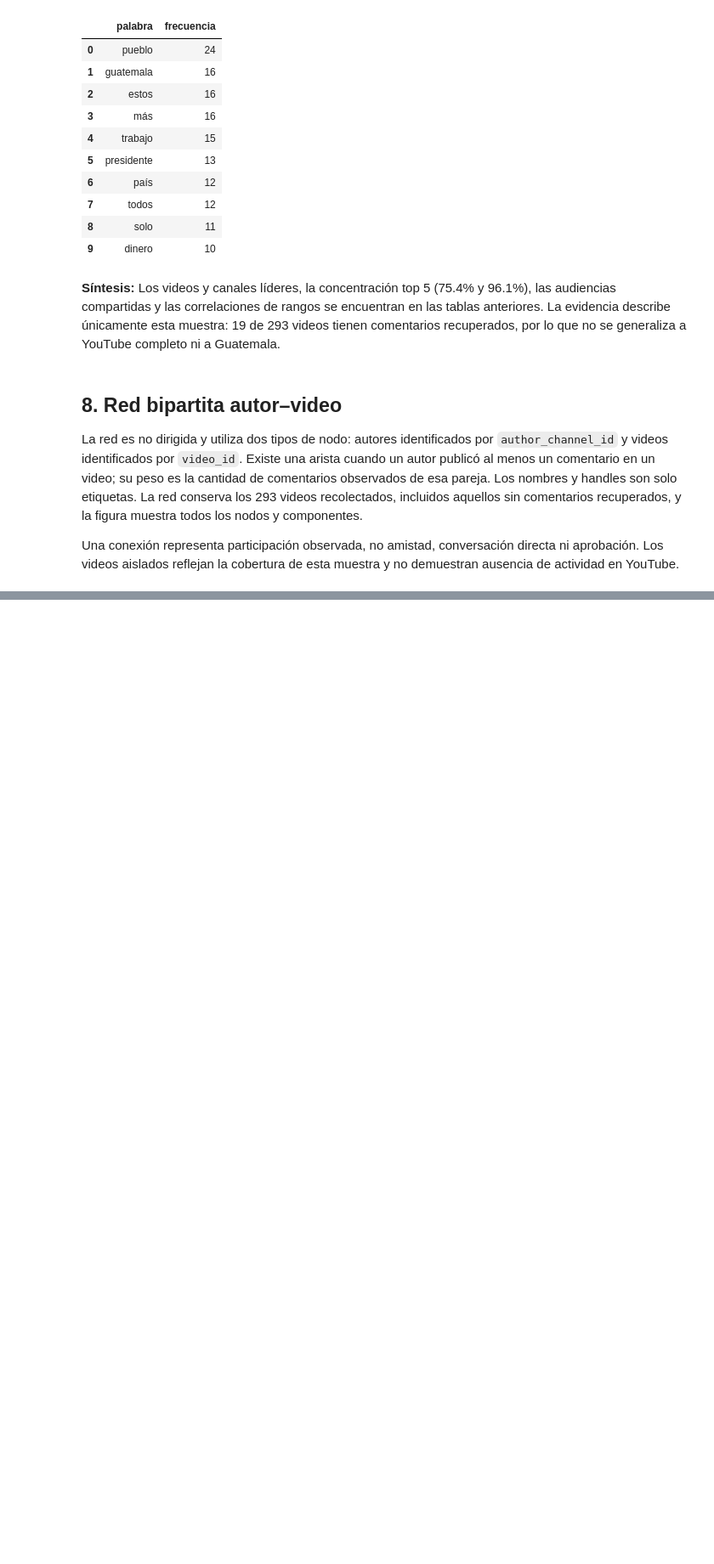
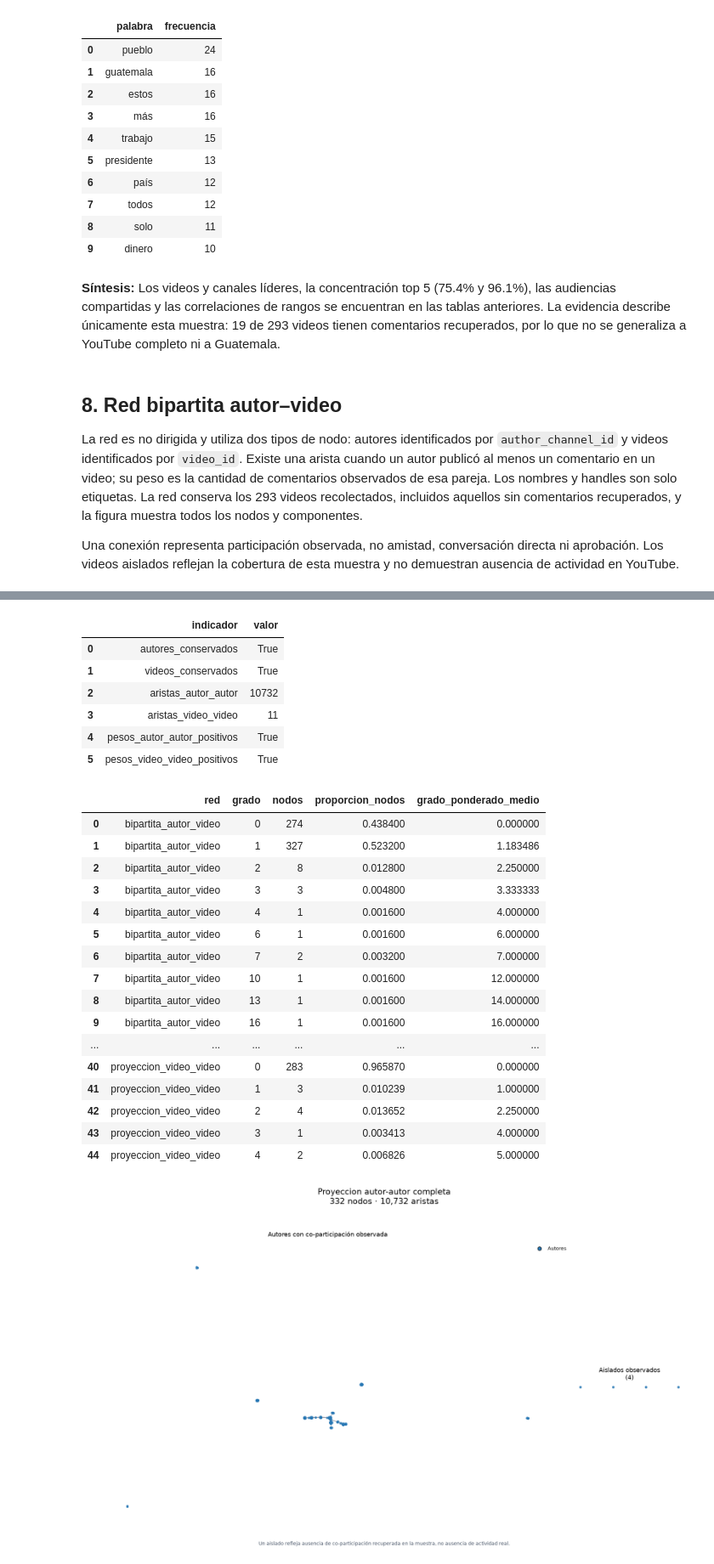
Before and after one commit to diegoanro22/DS-LAB06, a Jupyter notebook: notebooks/Laboratorio_6_Analisis_Redes_YouTube.ipynb, the cells around one changed output, grey strips where cells are left out. Shown at 85% size. Cells and saved outputs as stored; diff of their text form; code cells hidden in the pictures; blank space fills up the shorter version.

Commit message:
agrega proyecciones y análisis topológico de redes

```diff
--- a/notebooks/Laboratorio_6_Analisis_Redes_YouTube.ipynb
+++ b/notebooks/Laboratorio_6_Analisis_Redes_YouTube.ipynb
@@ -538,0 +571,20 @@ plt.show()
+# %%
+from src.proyecciones_topologia import (
+    analizar_proyecciones, exportar_proyecciones, visualizar_distribuciones, visualizar_proyeccion,
+)
+
+resultado_proyecciones = analizar_proyecciones(resultado_red)
+rutas_proyecciones = exportar_proyecciones(resultado_proyecciones, RAIZ_PROYECTO / 'resultados')
+display(resultado_proyecciones.metricas)
+display(resultado_proyecciones.validacion)
+display(resultado_proyecciones.distribucion_grados)
+
+assert resultado_proyecciones.validacion.loc[resultado_proyecciones.validacion.indicador == 'autores_conservados', 'valor'].iloc[0]
+assert resultado_proyecciones.validacion.loc[resultado_proyecciones.validacion.indicador == 'videos_conservados', 'valor'].iloc[0]
+figura_autores, _ = visualizar_proyeccion(resultado_proyecciones.autores)
+plt.show()
+figura_videos, _ = visualizar_proyeccion(resultado_proyecciones.videos)
+plt.show()
+figura_grados, _ = visualizar_distribuciones(resultado_proyecciones.distribucion_grados)
+plt.show()
+# %% [output]
@@ -538,0 +595,25 @@ plt.show()
+|  | indicador | valor |
+| 0 | autores_conservados | True |
+| 1 | videos_conservados | True |
+| 2 | aristas_autor_autor | 10732 |
+| 3 | aristas_video_video | 11 |
+| 4 | pesos_autor_autor_positivos | True |
+| 5 | pesos_video_video_positivos | True |
+|  | red | grado | nodos | proporcion_nodos | grado_ponderado_medio |
+| 0 | bipartita_autor_video | 0 | 274 | 0.438400 | 0.000000 |
+| 1 | bipartita_autor_video | 1 | 327 | 0.523200 | 1.183486 |
+| 2 | bipartita_autor_video | 2 | 8 | 0.012800 | 2.250000 |
+| 3 | bipartita_autor_video | 3 | 3 | 0.004800 | 3.333333 |
+| 4 | bipartita_autor_video | 4 | 1 | 0.001600 | 4.000000 |
+| 5 | bipartita_autor_video | 6 | 1 | 0.001600 | 6.000000 |
+| 6 | bipartita_autor_video | 7 | 2 | 0.003200 | 7.000000 |
+| 7 | bipartita_autor_video | 10 | 1 | 0.001600 | 12.000000 |
+| 8 | bipartita_autor_video | 13 | 1 | 0.001600 | 14.000000 |
+| 9 | bipartita_autor_video | 16 | 1 | 0.001600 | 16.000000 |
+| ... | ... | ... | ... | ... | ... |
+| 40 | proyeccion_video_video | 0 | 283 | 0.965870 | 0.000000 |
+| 41 | proyeccion_video_video | 1 | 3 | 0.010239 | 1.000000 |
+| 42 | proyeccion_video_video | 2 | 4 | 0.013652 | 2.250000 |
+| 43 | proyeccion_video_video | 3 | 1 | 0.003413 | 4.000000 |
+| 44 | proyeccion_video_video | 4 | 2 | 0.006826 | 5.000000 |
+[figure, added]
```
Also changed, not shown: parts of 4 cells of this notebook, 15 other files.
